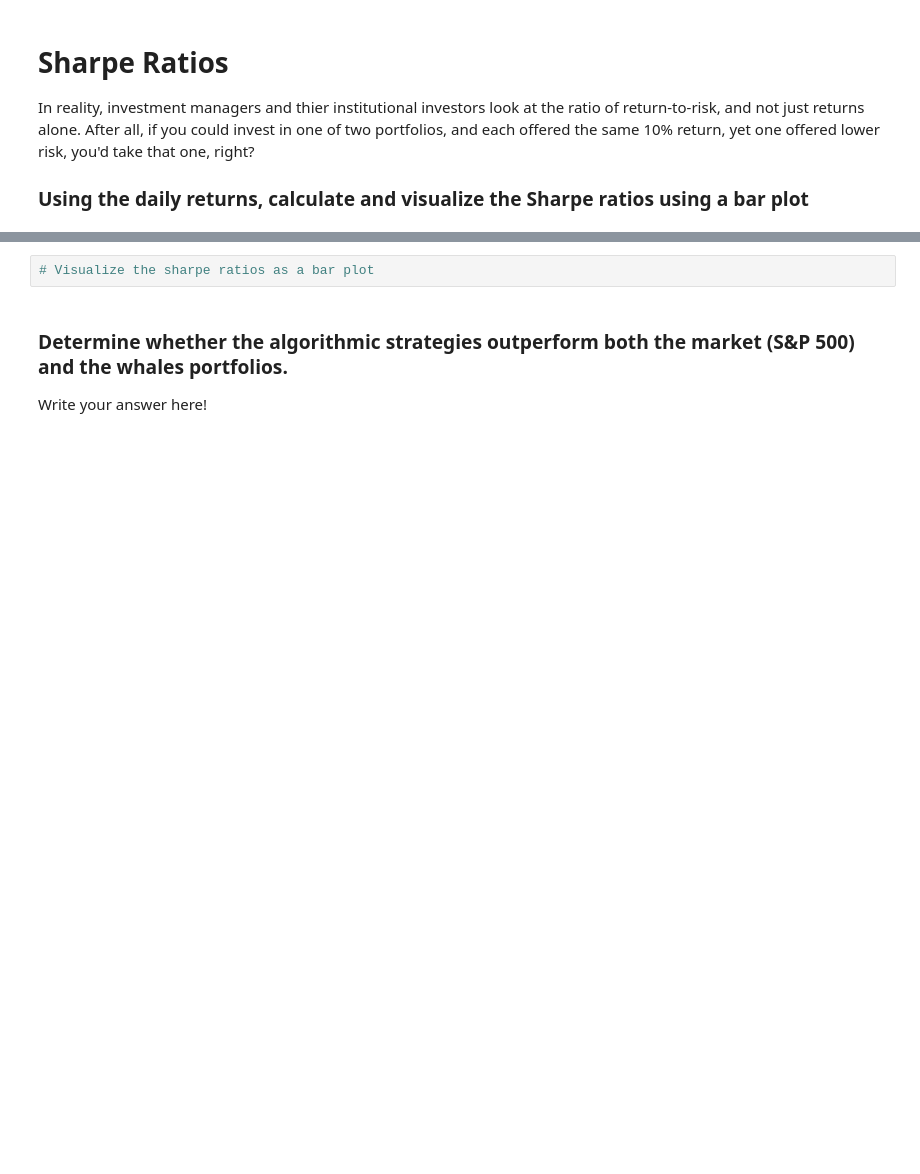
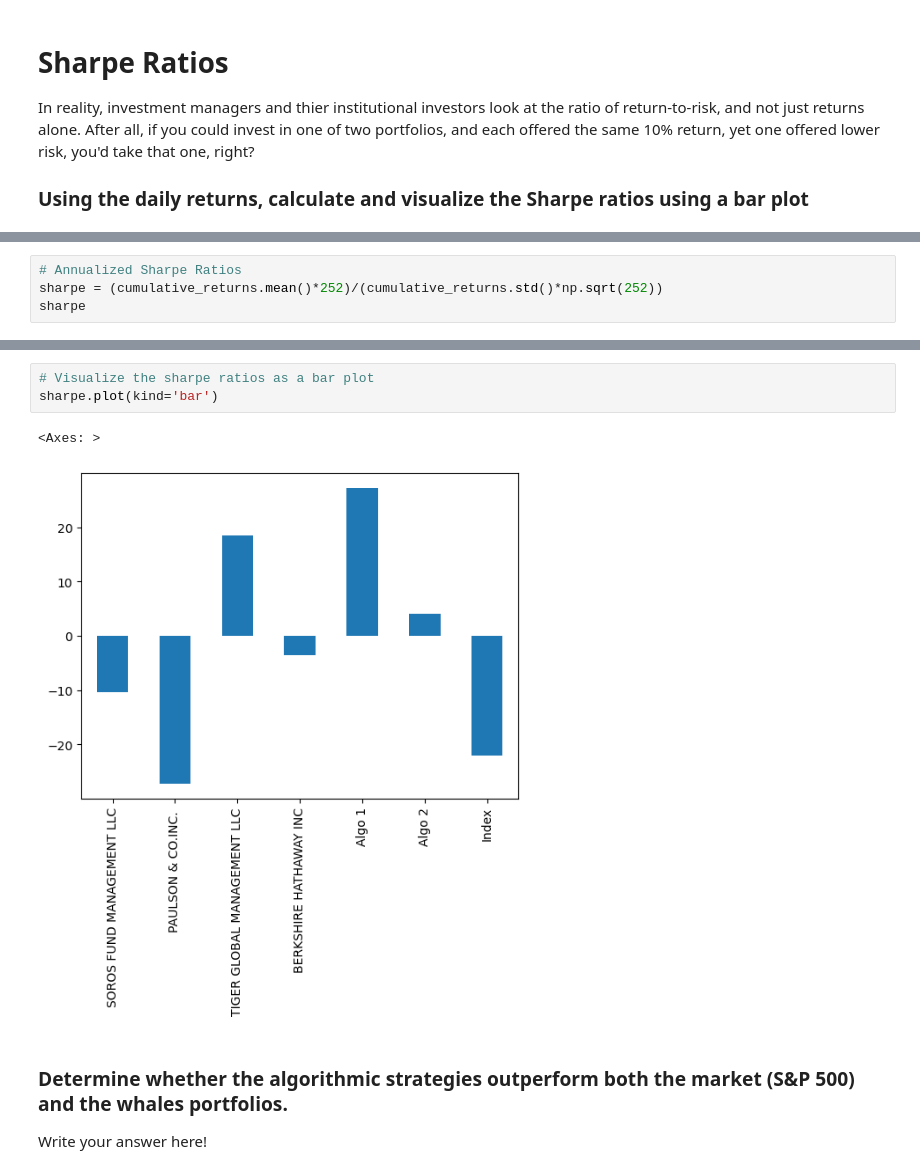
Before and after one commit to mfranca95/Pandas_Homework, a Jupyter notebook: whale_analysis.ipynb, the cells around one changed output, grey strips where cells are left out. Saved outputs shown, nothing was run; the diff lists cells and outputs as text; blank space fills up the shorter version.

```diff
--- a/whale_analysis.ipynb
+++ b/whale_analysis.ipynb
@@ -364,0 +375,4 @@ In reality, investment managers and thier institutional investors look at the ra
+# %%
+# Annualized Sharpe Ratios
+sharpe = (cumulative_returns.mean()*252)/(cumulative_returns.std()*np.sqrt(252))
+sharpe
@@ -365,5 +388,9 @@ In reality, investment managers and thier institutional investors look at the ra
 # %%
 # Visualize the sharpe ratios as a bar plot
+sharpe.plot(kind='bar')
+# %% [output]
+<Axes: >
+[figure, added]
 # %% [markdown]
 ### Determine whether the algorithmic strategies outperform both the market (S&P 500) and the whales portfolios.
 
```
Also changed, not shown: parts of 26 cells of this notebook.
